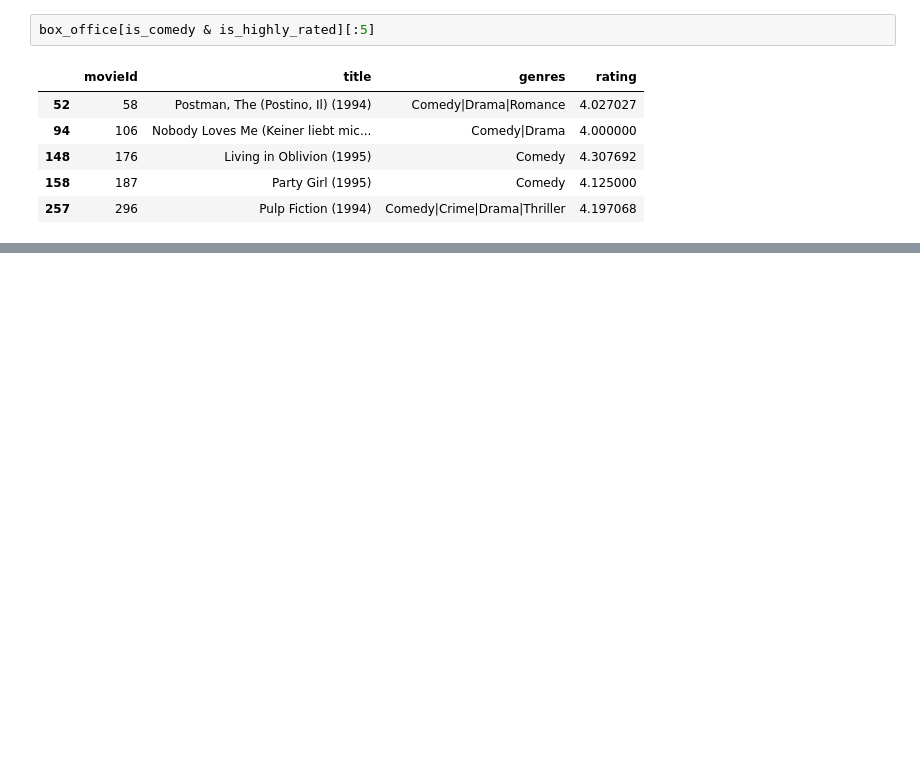
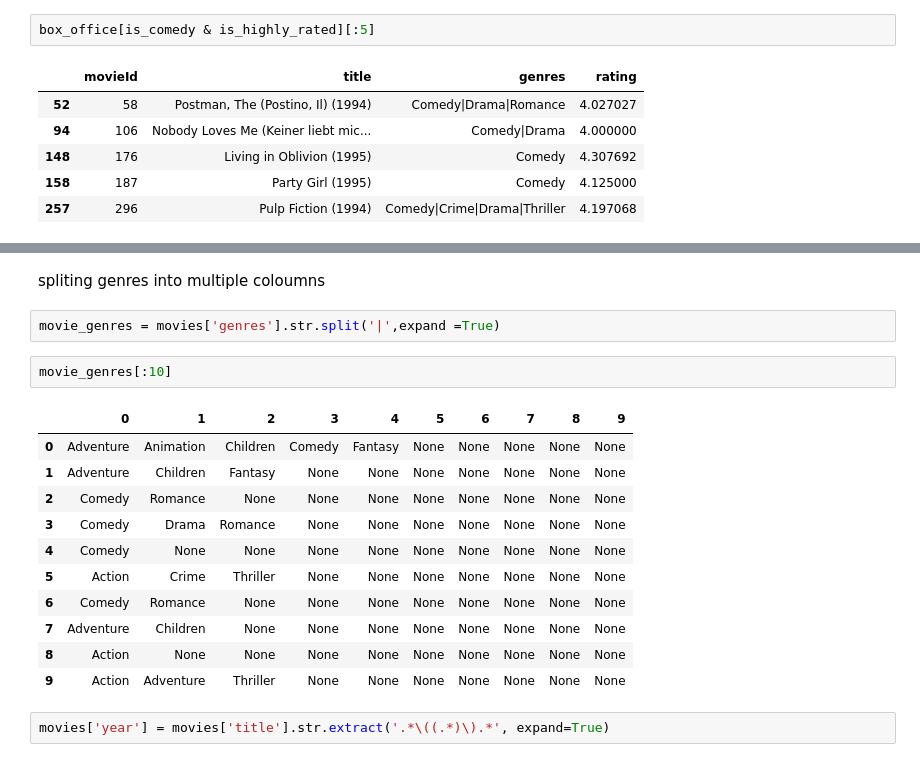
Before and after one commit to kotteeshwaran/pandas, a Jupyter notebook: movie_dataset.ipynb, the cells around one changed output, grey strips where cells are left out. Saved outputs shown, nothing was run; the diff lists cells and outputs as text; blank space fills up the shorter version.

```diff
--- a/movie_dataset.ipynb
+++ b/movie_dataset.ipynb
@@ -579,0 +591,20 @@ box_office[is_comedy & is_highly_rated][:5]
+# %% [markdown]
+spliting genres into multiple coloumns
+# %%
+movie_genres = movies['genres'].str.split('|',expand =True)
+# %%
+movie_genres[:10]
+# %% [output]
+|  | 0 | 1 | 2 | 3 | 4 | 5 | 6 | 7 | 8 | 9 |
+| 0 | Adventure | Animation | Children | Comedy | Fantasy | None | None | None | None | None |
+| 1 | Adventure | Children | Fantasy | None | None | None | None | None | None | None |
+| 2 | Comedy | Romance | None | None | None | None | None | None | None | None |
+| 3 | Comedy | Drama | Romance | None | None | None | None | None | None | None |
+| 4 | Comedy | None | None | None | None | None | None | None | None | None |
+| 5 | Action | Crime | Thriller | None | None | None | None | None | None | None |
+| 6 | Comedy | Romance | None | None | None | None | None | None | None | None |
+| 7 | Adventure | Children | None | None | None | None | None | None | None | None |
+| 8 | Action | None | None | None | None | None | None | None | None | None |
+| 9 | Action | Adventure | Thriller | None | None | None | None | None | None | None |
+# %%
+movies['year'] = movies['title'].str.extract('.*\((.*)\).*', expand=True)
```
Also changed, not shown: parts of 18 cells of this notebook.
